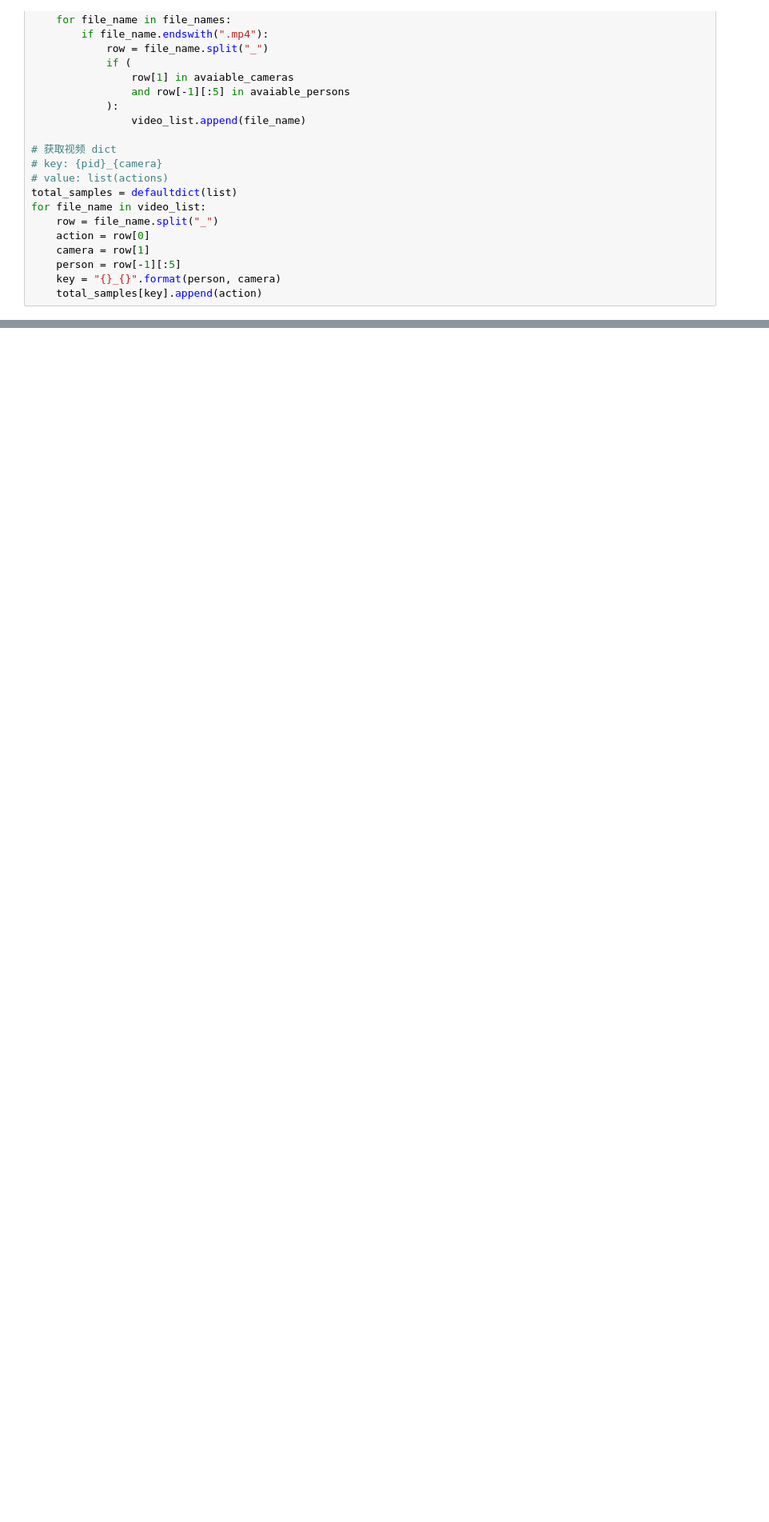
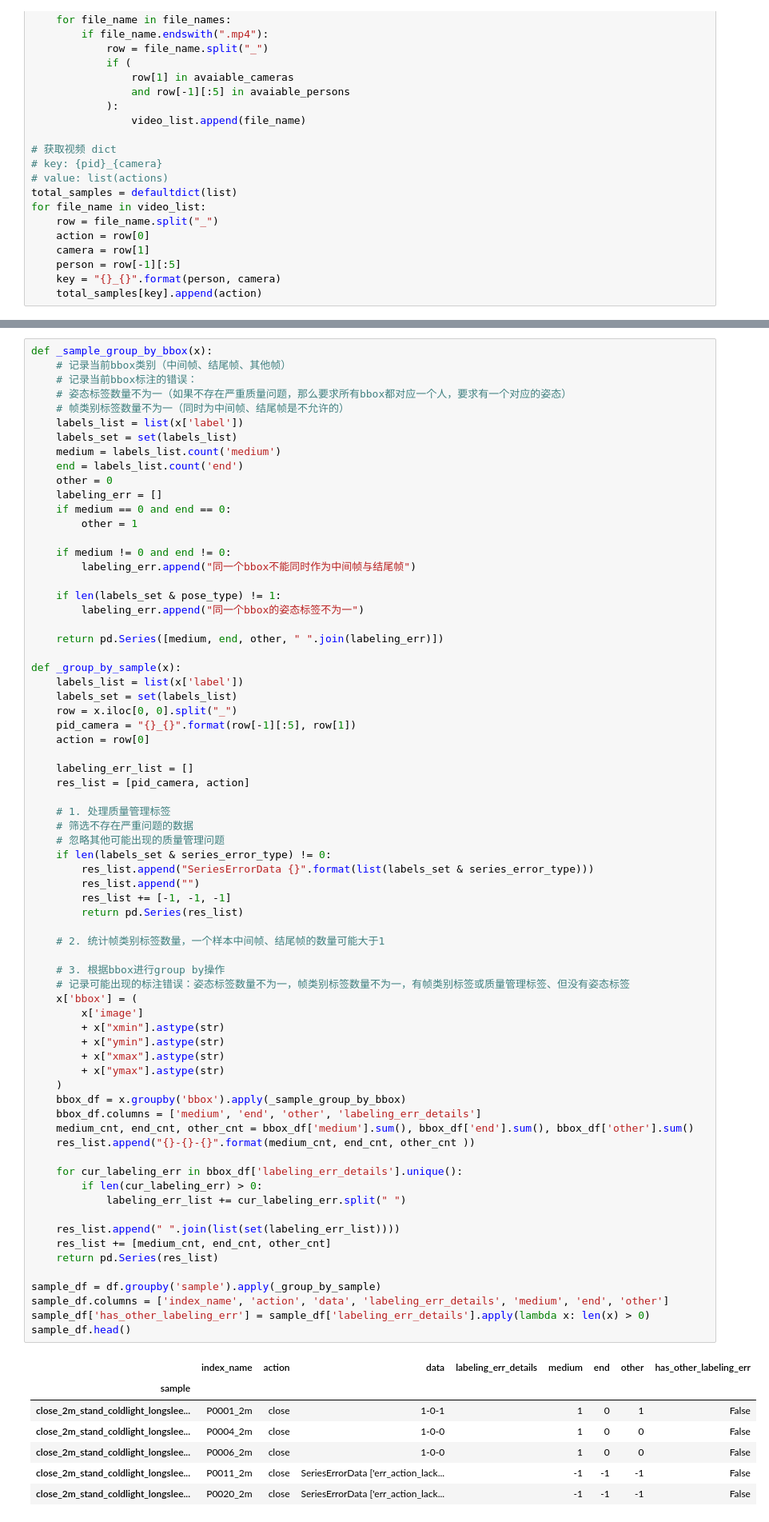
Before and after one commit to irvingzhang0512/action_dataset_summary, a Jupyter notebook: summary.ipynb, the cells around one changed output, grey strips where cells are left out. Shown: that part at 80% size. Cells and saved outputs as stored; diff of their text form; blank space fills up the shorter version.

```diff
--- a/summary.ipynb
+++ b/summary.ipynb
@@ -559,0 +381,78 @@ P0012_4m 喝水 姿态与文件名不符
+# %%
+def _sample_group_by_bbox(x):
+    # 记录当前bbox类别（中间帧、结尾帧、其他帧）
+    # 记录当前bbox标注的错误：
+    # 姿态标签数量不为一（如果不存在严重质量问题，那么要求所有bbox都对应一个人，要求有一个对应的姿态）
+    # 帧类别标签数量不为一（同时为中间帧、结尾帧是不允许的）
+    labels_list = list(x['label'])
+    labels_set = set(labels_list)
+    medium = labels_list.count('medium')
+    end = labels_list.count('end')
+    other = 0
+    labeling_err = []
+    if medium == 0 and end == 0:
+        other = 1
+
+    if medium != 0 and end != 0:
+        labeling_err.append("同一个bbox不能同时作为中间帧与结尾帧")
+
+    if len(labels_set & pose_type) != 1:
+        labeling_err.append("同一个bbox的姿态标签不为一")
+
+    return pd.Series([medium, end, other, " ".join(labeling_err)])
+
+def _group_by_sample(x):
+    labels_list = list(x['label'])
+    labels_set = set(labels_list)
+    row = x.iloc[0, 0].split("_")
+    pid_camera = "{}_{}".format(row[-1][:5], row[1])
+    action = row[0]
+
+    labeling_err_list = []
+    res_list = [pid_camera, action]
+
+    # 1. 处理质量管理标签
+    # 筛选不存在严重问题的数据
+    # 忽略其他可能出现的质量管理问题
+    if len(labels_set & series_error_type) != 0:
+        res_list.append("SeriesErrorData {}".format(list(labels_set & series_error_type)))
+        res_list.append("")
+        res_list += [-1, -1, -1]
+        return pd.Series(res_list)
+
+    # 2. 统计帧类别标签数量，一个样本中间帧、结尾帧的数量可能大于1
+
+    # 3. 根据bbox进行group by操作
+    # 记录可能出现的标注错误：姿态标签数量不为一，帧类别标签数量不为一，有帧类别标签或质量管理标签、但没有姿态标签
+    x['bbox'] = (
+        x['image']
+        + x["xmin"].astype(str)
+        + x["ymin"].astype(str)
+        + x["xmax"].astype(str)
+        + x["ymax"].astype(str)
+    )
+    bbox_df = x.groupby('bbox').apply(_sample_group_by_bbox)
+    bbox_df.columns = ['medium', 'end', 'other', 'labeling_err_details']
+    medium_cnt, end_cnt, other_cnt = bbox_df['medium'].sum(), bbox_df['end'].sum(), bbox_df['other'].sum()
+    res_list.append("{}-{}-{}".format(medium_cnt, end_cnt, other_cnt ))
+
+    for cur_labeling_err in bbox_df['labeling_err_details'].unique():
+        if len(cur_labeling_err) > 0:
+            labeling_err_list += cur_labeling_err.split(" ")
+
+    res_list.append(" ".join(list(set(labeling_err_list))))
+    res_list += [medium_cnt, end_cnt, other_cnt]
+    return pd.Series(res_list)
+
+sample_df = df.groupby('sample').apply(_group_by_sample)
+sample_df.columns = ['index_name', 'action', 'data', 'labeling_err_details', 'medium', 'end', 'other']
+sample_df['has_other_labeling_err'] = sample_df['labeling_err_details'].apply(lambda x: len(x) > 0)
+sample_df.head()
+# %% [output]
+|  | index_name | action | data | labeling_err_details | medium | end | other | has_other_labeling_err |
+| sample |  |  |  |  |  |  |  |  |
+| close_2m_stand_coldlight_longslee... | P0001_2m | close | 1-0-1 |  | 1 | 0 | 1 | False |
+| close_2m_stand_coldlight_longslee... | P0004_2m | close | 1-0-0 |  | 1 | 0 | 0 | False |
+| close_2m_stand_coldlight_longslee... | P0006_2m | close | 1-0-0 |  | 1 | 0 | 0 | False |
+| close_2m_stand_coldlight_longslee... | P0011_2m | close | SeriesErrorData ['err_action_lack... |  | -1 | -1 | -1 | False |
+| close_2m_stand_coldlight_longslee... | P0020_2m | close | SeriesErrorData ['err_action_lack... |  | -1 | -1 | -1 | False |
```
Also changed, not shown: parts of 14 cells of this notebook, 3 other files.
